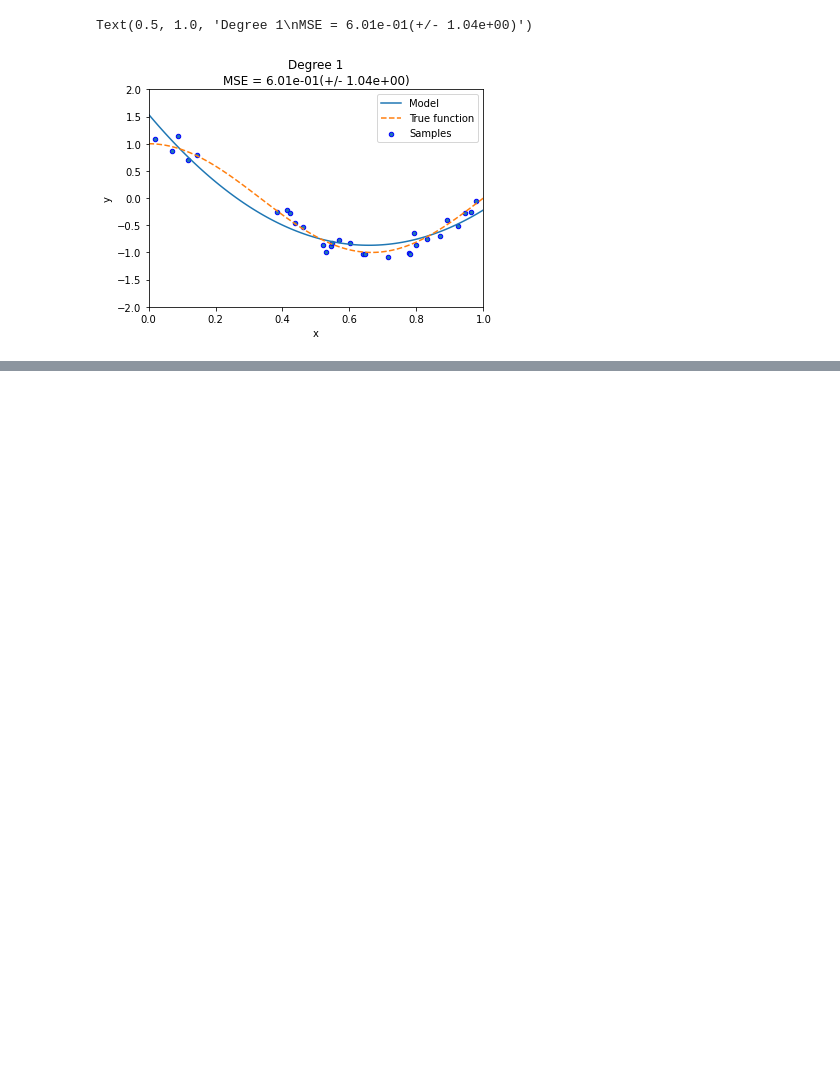
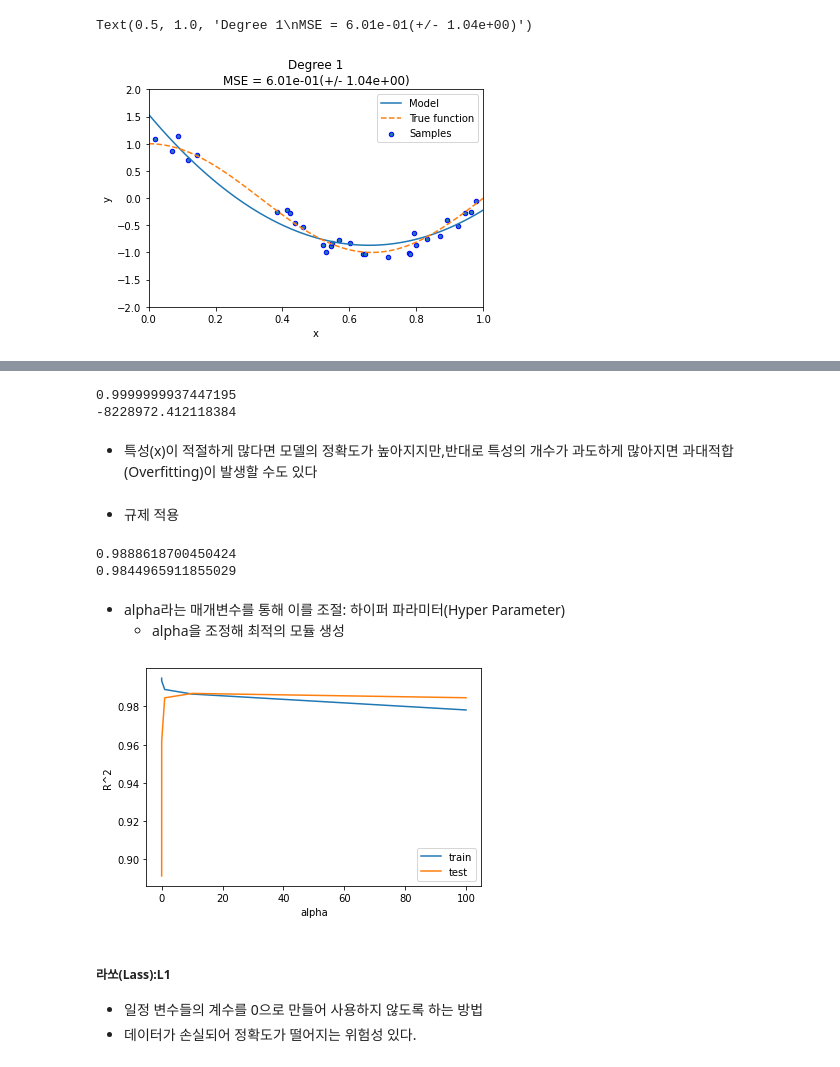
Before and after one commit to toughC/Python_Machine_Learning, a Jupyter notebook: 10_RegressionAnalysis2.ipynb, the cells around one changed output, grey strips where cells are left out. Cells and saved outputs as stored; diff of their text form; code cells hidden in the pictures; blank space fills up the shorter version.

```diff
--- a/10_RegressionAnalysis2.ipynb
+++ b/10_RegressionAnalysis2.ipynb
@@ -308,0 +453,78 @@ Degree 100 MSE 는 844263822486112374358016.00 입니다.
+# %%
+# degree=5
+poly = PolynomialFeatures(degree=5,
+                          include_bias=False)
+train_poly=poly.fit_transform(X_train)
+test_poly=poly.fit_transform(X_test)
+
+lr = LinearRegression()
+lr.fit(train_poly, y_train)
+
+# 훈련 데이터를 이용한 정확동
+print(lr.score(train_poly, y_train))
+
+# 테스트 데이터를 이용한 정확도
+print(lr.score(test_poly, y_test))
+# %% [output]
+0.9999999937447195
+-8228972.412118384
+# %% [markdown]
+- 특성(x)이 적절하게 많다면 모델의 정확도가 높아지지만,반대로 특성의 개수가 과도하게 많아지면 과대적합(Overfitting)이 발생할 수도 있다
+# %% [markdown]
+- 규제 적용
+# %%
+# 데이터 전처리(정규화=>train 데이터만 진행)
+from sklearn.preprocessing import StandardScaler
+
+ss=StandardScaler()
+ss.fit(train_poly) # train 데이터만 진행
+
+train_scaled=ss.transform(train_poly)
+test_scaled=ss.transform(test_poly)
+
+# 릿지(Ridge) 적용
+from sklearn.linear_model import Ridge
+
+rideg=Ridge()
+rideg.fit(train_scaled,y_train)
+
+# 훈련 데이터를 이용한 정확도
+print(rideg.score(train_scaled, y_train))
+
+# 테스트 데이터를 이용한 정확도
+print(rideg.score(test_scaled, y_test))
+# %% [output]
+0.9888618700450424
+0.9844965911855029
+# %% [markdown]
+- alpha라는 매개변수를 통해 이를 조절:  하이퍼 파라미터(Hyper Parameter)
+    - alpha을 조정해 최적의 모듈 생성
+# %%
+# alpha을 조정해 결과 확인
+train_sorce=[]
+test_sorce=[]
+
+alpha_lst=[0.001, 0.01, 1, 10, 100]
+
+for alpha in alpha_lst:
+    rideg=Ridge(alpha=alpha)  # 릿지 모델 생성
+    rideg.fit(train_scaled, y_train) # 릿지 모델 훈련
+
+    # 훈련 데이터를 이용한 정확도 리스트에 추가
+    train_sorce.append(rideg.score(train_scaled, y_train))
+
+    # 테스트 데이터를 이용한 정확도 리스트에 추가
+    test_sorce.append(rideg.score(test_scaled, y_test))
+
+plt.plot(alpha_lst, train_sorce, label='train')
+plt.plot(alpha_lst, test_sorce, label='test')
+plt.xlabel('alpha')
+plt.ylabel('R^2')
+plt.legend()
+plt.show()
+# %% [output]
+[figure, added]
+# %% [markdown]
+##### 라쏘(Lass):L1
+- 일정 변수들의 계수를 0으로 만들어 사용하지 않도록 하는 방법
+-  데이터가 손실되어 정확도가 떨어지는 위험성 있다.
```
Also changed, not shown: parts of 25 cells of this notebook.
